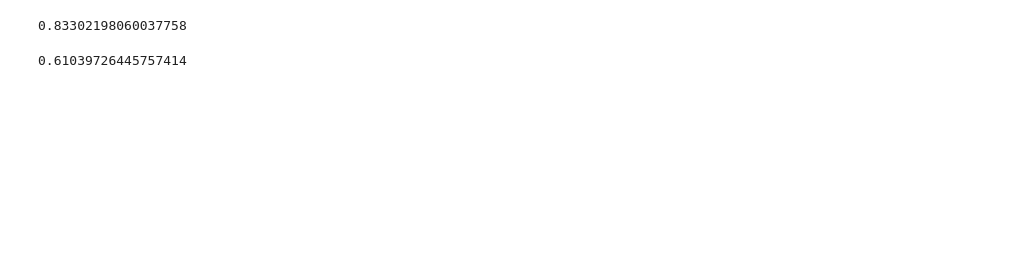
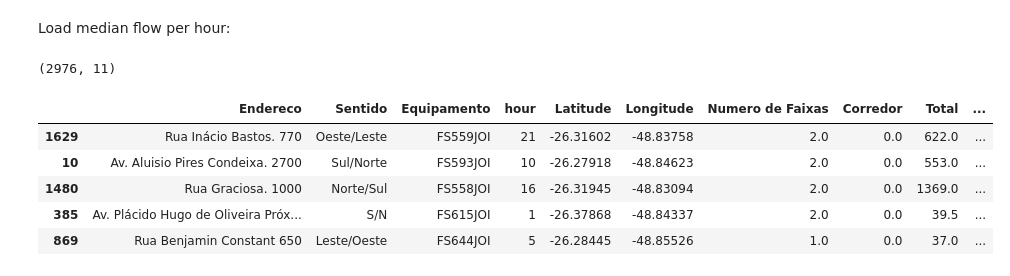
Before and after one commit to pmj-sepud/Joinville-Smart-Mobility, a Jupyter notebook: notebooks/reports/201802-GabrielBogo_Flow_Predictive_Model.ipynb, the cells around one changed output. Drawn from its saved outputs; the diff is of its cells as text; code cells hidden in the pictures; blank space fills up the shorter version.

Commit message:
Cleaned and updated analysis of Flow Predictive Model for month averages

```diff
--- a/notebooks/reports/201802-GabrielBogo_Flow_Predictive_Model.ipynb
+++ b/notebooks/reports/201802-GabrielBogo_Flow_Predictive_Model.ipynb
@@ -274,20 +1,39 @@ sns.set_style("whitegrid")
-# %%
-df["V_squared"] = df['Velocidade Média (km/h)']**2
-df["V_cubic"] = df['Velocidade Média (km/h)']**3
-X2 = df[['Velocidade Média (km/h)', 'Nível médio de congestionamento (0 a 5)', 'Atraso médio (s)',
-       'Fila média (m)', 'Numero de faixas', 'Ciclofaixa', 'Corredor', "V_squared", "V_cubic"]]
-y2 = df['Total']
-
-X2_train, X2_test, y2_train, y2_test = train_test_split(X2, y2, test_size=0.25, random_state=0)
-
-clf = linear_model.LinearRegression()
-
-clf.fit(X2_train,y2_train)
-display(clf.score(X2_test, y2_test))
-
-neigh = KNeighborsRegressor(n_neighbors=10)
-neigh.fit(X2_train,y2_train)
-display(neigh.score(X2_test, y2_test))
-# %% [output]
-0.83302198060037758
-0.61039726445757414
+# %%
+%matplotlib inline
+import os
+import sys
+project_dir = os.path.join(os.pardir, os.pardir)
+sys.path.append(project_dir)
+
+import dotenv
+dotenv_path = os.path.join(project_dir, '.env')
+dotenv.load_dotenv(dotenv_path)
+
+import glob
+import pandas as pd
+from shapely.geometry import Point
+import geopandas as gpd
+from matplotlib import pyplot as plt
+import seaborn as sns
+from sklearn import linear_model
+from sklearn.model_selection import cross_val_score, train_test_split
+from sklearn.neighbors import KNeighborsRegressor
+
+from src.data.processing_func import connect_database, extract_geo_sections
+
+from IPython.display import display
+pd.options.display.max_columns = 30
+# %% [markdown]
+Load median flow per hour:
+# %%
+median_flow_per_hour = pd.read_csv(project_dir + "/data/interim/20180405_SGMK_median_per_hour.csv", index_col=0)
+display(median_flow_per_hour.shape)
+display(median_flow_per_hour.sample(5))
+# %% [output]
+(2976, 11)
+|  | Endereco | Sentido | Equipamento | hour | Latitude | Longitude | Numero de Faixas | Corredor | Total | ... |
+| 1629 | Rua Inácio Bastos. 770 | Oeste/Leste | FS559JOI | 21 | -26.31602 | -48.83758 | 2.0 | 0.0 | 622.0 | ... |
+| 10 | Av. Aluisio Pires Condeixa. 2700 | Sul/Norte | FS593JOI | 10 | -26.27918 | -48.84623 | 2.0 | 0.0 | 553.0 | ... |
+| 1480 | Rua Graciosa. 1000 | Norte/Sul | FS558JOI | 16 | -26.31945 | -48.83094 | 2.0 | 0.0 | 1369.0 | ... |
+| 385 | Av. Plácido Hugo de Oliveira Próx... | S/N | FS615JOI | 1 | -26.37868 | -48.84337 | 2.0 | 0.0 | 39.5 | ... |
+| 869 | Rua Benjamin Constant 650 | Leste/Oeste | FS644JOI | 5 | -26.28445 | -48.85526 | 1.0 | 0.0 | 37.0 | ... |
```
Also changed, not shown: parts of 33 cells of this notebook, 1 other file.
